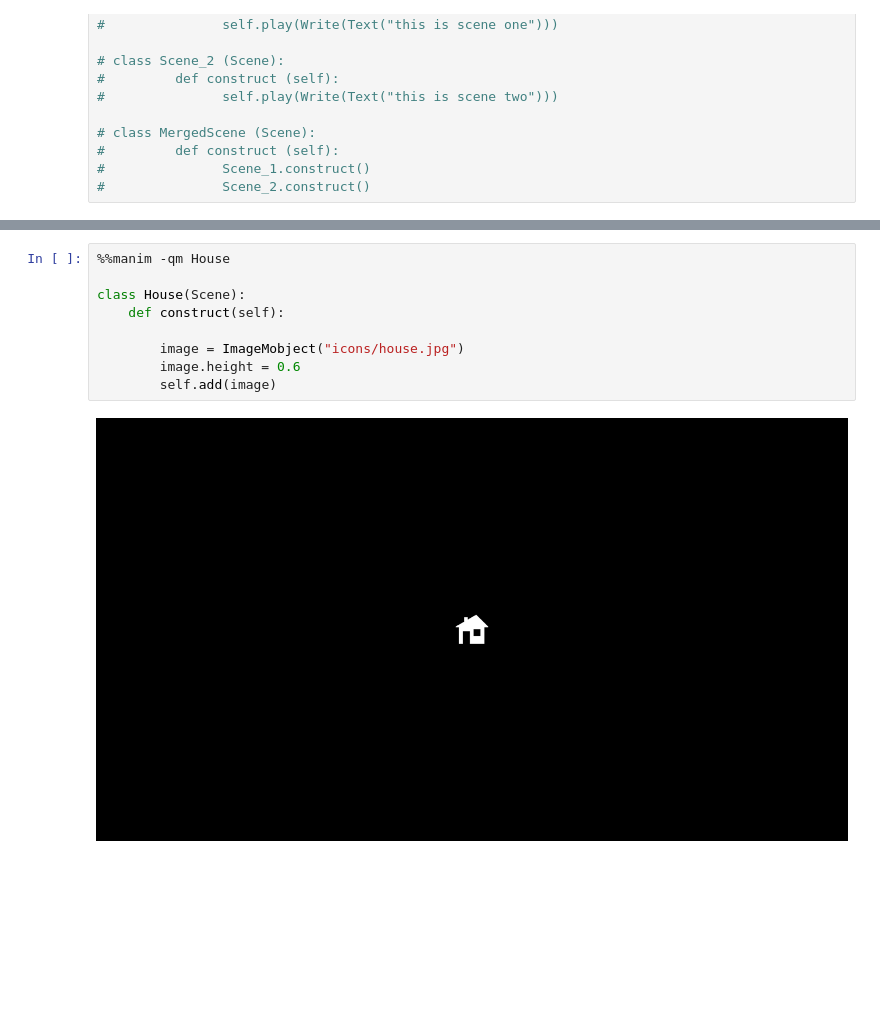
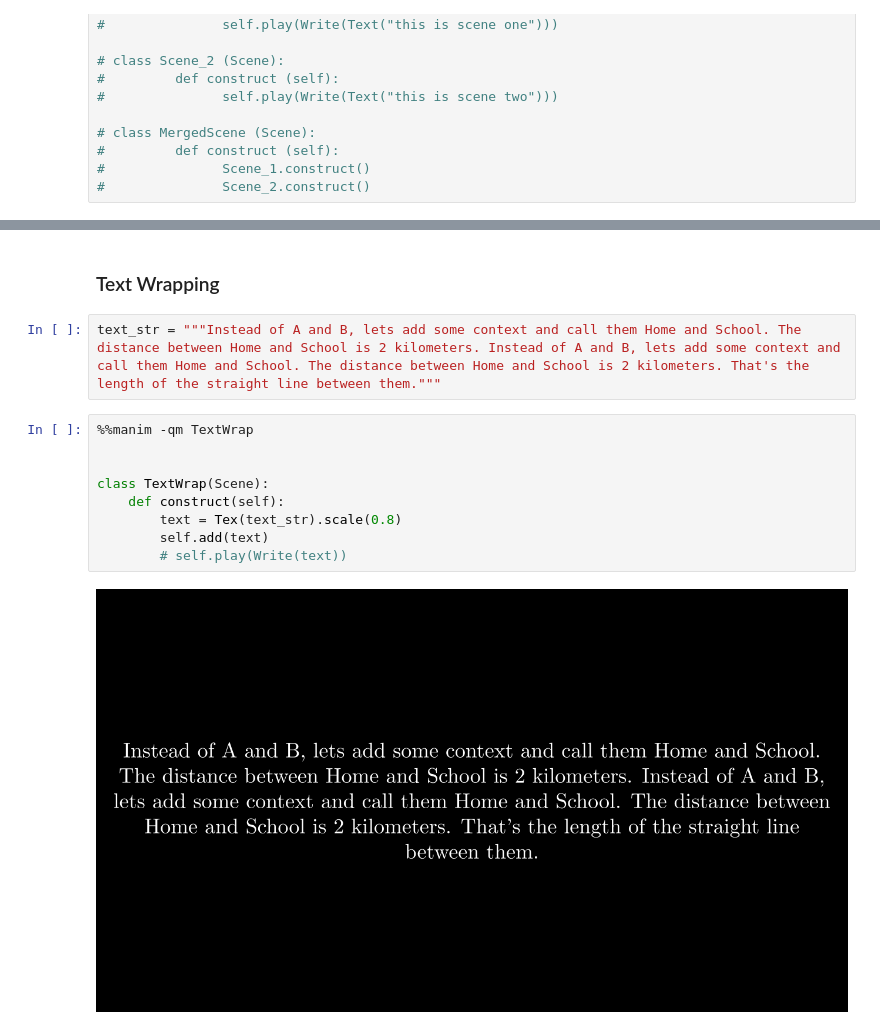
Before and after one commit to dtuleva/Math_Concepts_Visualizations, a Jupyter notebook: distance_animations_playground.ipynb, the cells around one changed output, grey strips where cells are left out. Saved outputs shown, nothing was run; the diff lists cells and outputs as text; blank space fills up the shorter version.

```diff
--- a/distance_animations_playground.ipynb
+++ b/distance_animations_playground.ipynb
@@ -478,14 +484,18 @@ another new line with long long loooooooong long long text""")
         self.play(FadeOut(text))
 # %% [output]
 [interactive output not drawn]
+# %% [markdown]
+### Text Wrapping
+# %%
+text_str = """Instead of A and B, lets add some context and call them Home and School. The distance between Home and School is 2 kilometers. Instead of A and B, lets add some context and call them Home and School. The distance between Home and School is 2 kilometers. That's the length of the straight line between them."""
 # %%
-%%manim -qm House
+%%manim -qm TextWrap
 
-class House(Scene):
+
+class TextWrap(Scene):
     def construct(self):
-
-        image = ImageMobject("icons/house.jpg")
-        image.height = 0.6
-        self.add(image)
+        text = Tex(text_str).scale(0.8)
+        self.add(text)
+        # self.play(Write(text))
 # %% [output]
-[figure, old version]
+[figure, new version]
```
Also changed, not shown: parts of 4 cells of this notebook, 1 other file.
